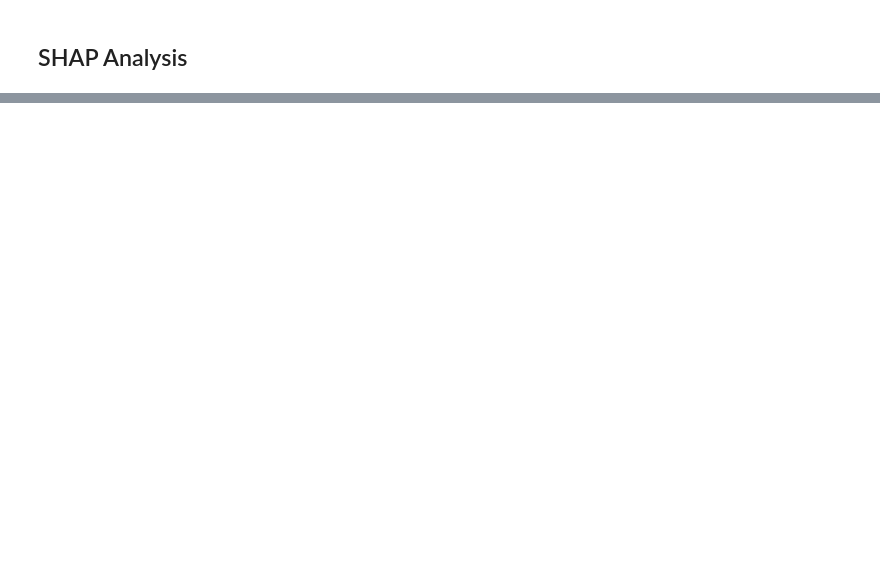
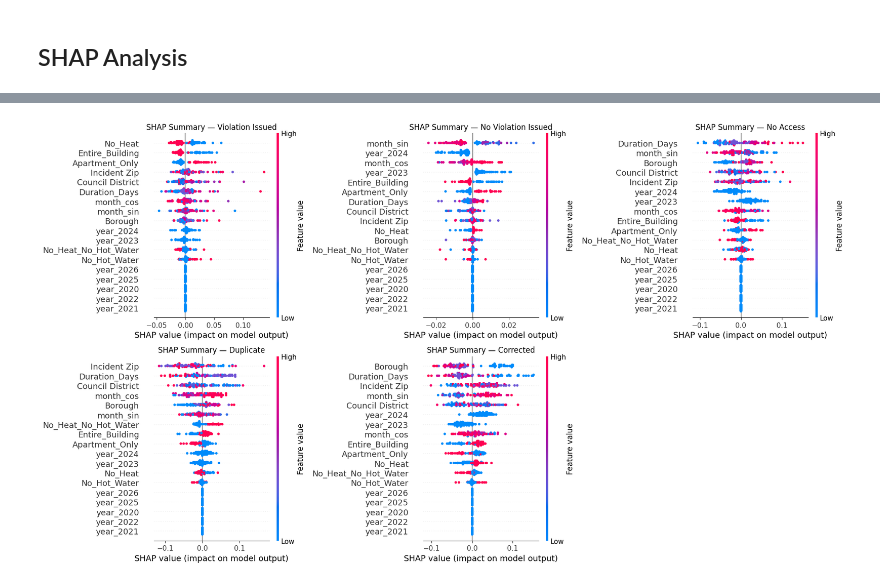
Before and after one commit to zpsheldon/rl-for-housing, a Jupyter notebook: shap_analysis.ipynb, the cells around one changed output, grey strips where cells are left out. Drawn from its saved outputs; the diff is of its cells as text; code cells hidden in the pictures; blank space fills up the shorter version.

```diff
--- a/shap_analysis.ipynb
+++ b/shap_analysis.ipynb
@@ -244,14 +250,16 @@ plt.show()
 # %%
 # --- Beeswarm summary plot per class (2x3 grid, last cell hidden) ---
 fig, axes = plt.subplots(2, 3, figsize=(18, 10))
 
 for i, name in enumerate(CLASS_NAMES):
     plt.sca(axes.flat[i])
-    shap.summary_plot(shap_values[i], X_shap, show=False, plot_size=None)
+    shap.summary_plot(shap_values[:, :, i], X_shap, show=False, plot_size=None)
     axes.flat[i].set_title(f"SHAP Summary — {name}")
 
 axes.flat[-1].set_visible(False)  # hide unused 6th panel
 
 plt.tight_layout()
 plt.savefig("shap_summary.png", dpi=150)
 plt.show()
+# %% [output]
+[figure, added]
```
Also changed, not shown: parts of 6 cells of this notebook.
